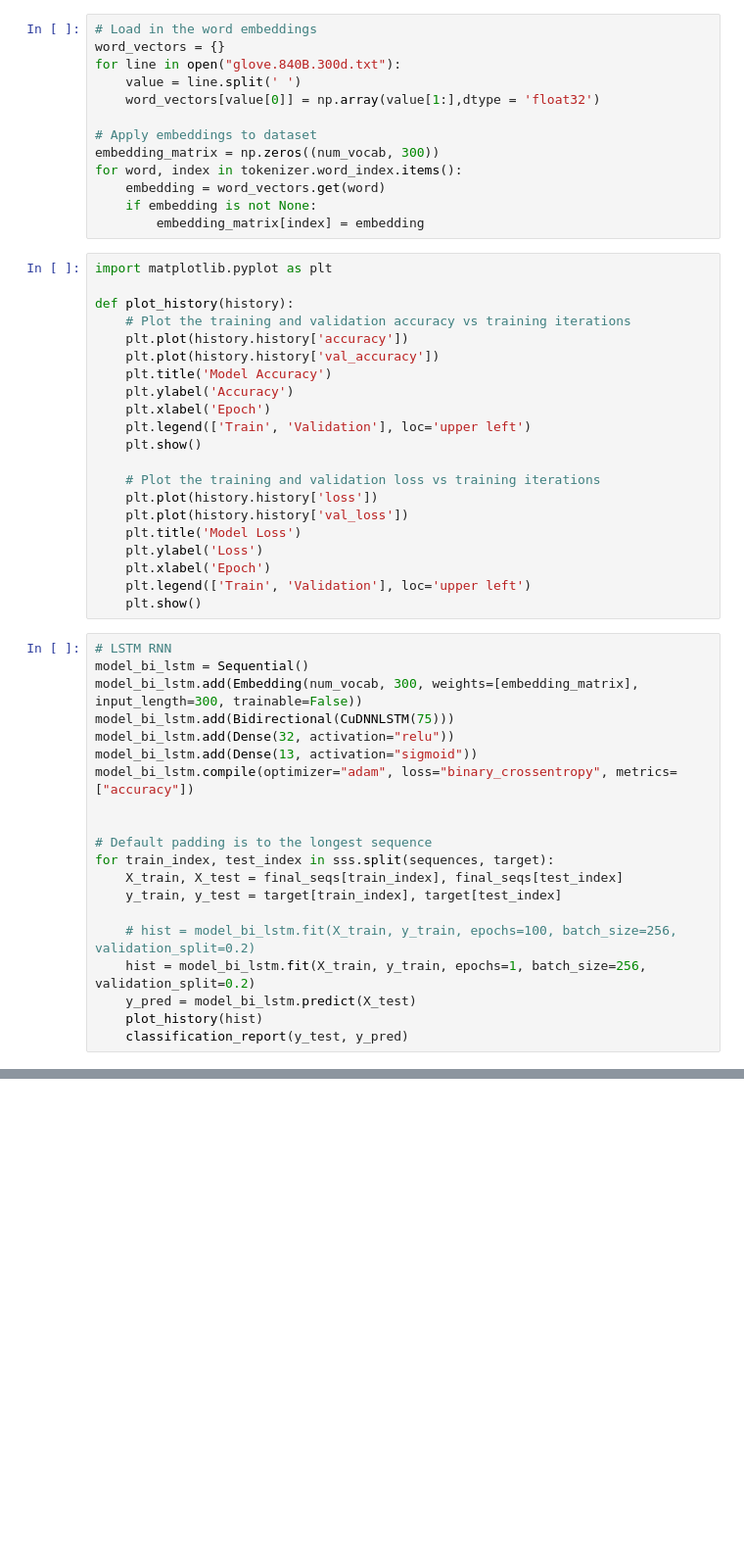
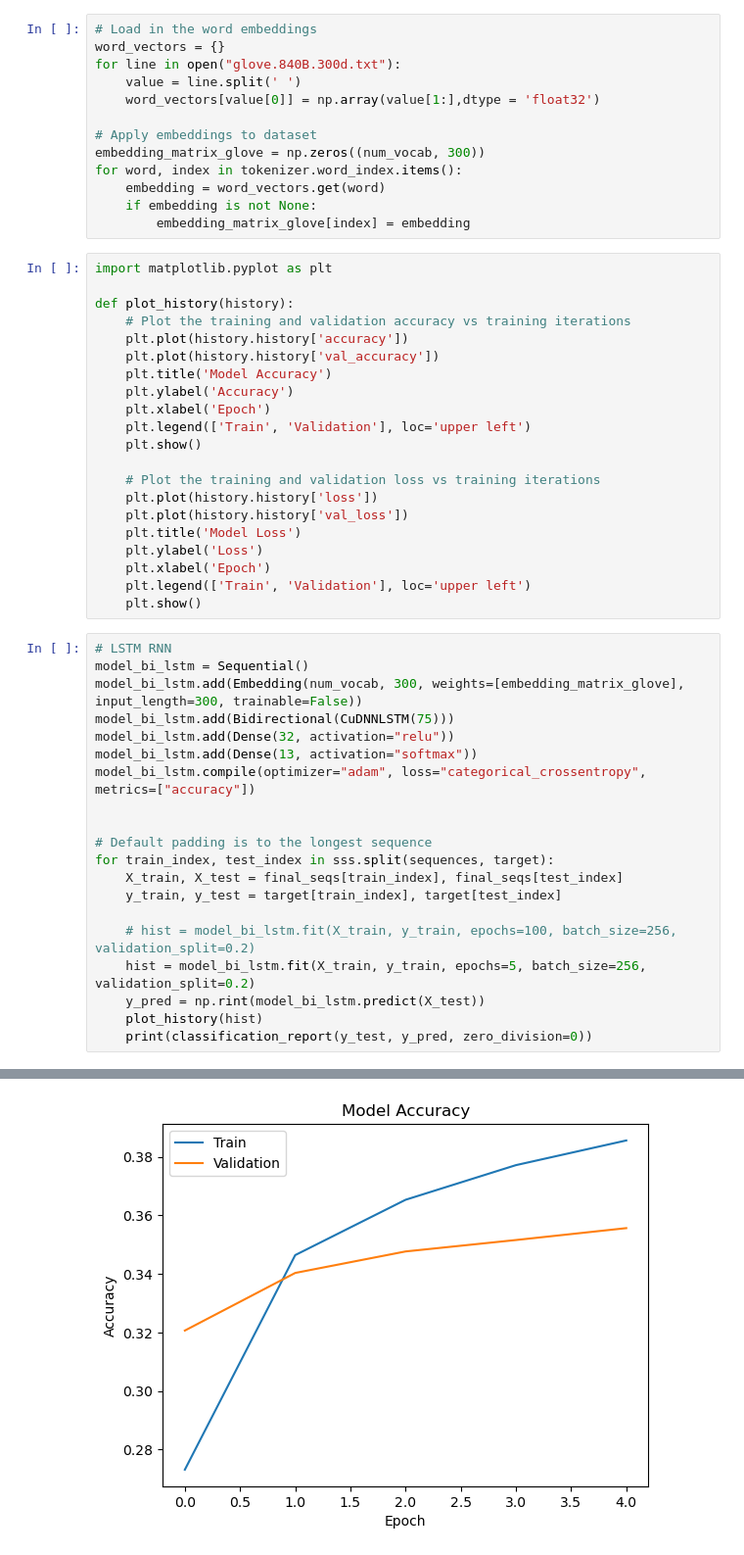
Before and after one commit to S-Bryce/ML-Lab-7, a Jupyter notebook: main.ipynb, the cells around one changed output, grey strips where cells are left out. Shown: that part at 98% size. Saved outputs shown, nothing was run; the diff lists cells and outputs as text; blank space fills up the shorter version.

Commit message:
Add GRU, improve multi-class accuracy, add results graphics

```diff
--- a/main.ipynb
+++ b/main.ipynb
@@ -120,11 +121,11 @@ for line in open("glove.840B.300d.txt"):
     word_vectors[value[0]] = np.array(value[1:],dtype = 'float32')
 
 # Apply embeddings to dataset
-embedding_matrix = np.zeros((num_vocab, 300))
+embedding_matrix_glove = np.zeros((num_vocab, 300))
 for word, index in tokenizer.word_index.items():
     embedding = word_vectors.get(word)
     if embedding is not None:
-        embedding_matrix[index] = embedding
+        embedding_matrix_glove[index] = embedding
 # %%
 import matplotlib.pyplot as plt
 
@@ -149,11 +150,11 @@ def plot_history(history):
 # %%
 # LSTM RNN
 model_bi_lstm = Sequential()
-model_bi_lstm.add(Embedding(num_vocab, 300, weights=[embedding_matrix], input_length=300, trainable=False))
+model_bi_lstm.add(Embedding(num_vocab, 300, weights=[embedding_matrix_glove], input_length=300, trainable=False))
 model_bi_lstm.add(Bidirectional(CuDNNLSTM(75)))
 model_bi_lstm.add(Dense(32, activation="relu"))
-model_bi_lstm.add(Dense(13, activation="sigmoid"))
-model_bi_lstm.compile(optimizer="adam", loss="binary_crossentropy", metrics=["accuracy"])
+model_bi_lstm.add(Dense(13, activation="softmax"))
+model_bi_lstm.compile(optimizer="adam", loss="categorical_crossentropy", metrics=["accuracy"])
 
 
 # Default padding is to the longest sequence
@@ -162,8 +163,8 @@ for train_index, test_index in sss.split(sequences, target):
     y_train, y_test = target[train_index], target[test_index]
 
     # hist = model_bi_lstm.fit(X_train, y_train, epochs=100, batch_size=256, validation_split=0.2)
-    hist = model_bi_lstm.fit(X_train, y_train, epochs=1, batch_size=256, validation_split=0.2)
-    y_pred = model_bi_lstm.predict(X_test)
+    hist = model_bi_lstm.fit(X_train, y_train, epochs=5, batch_size=256, validation_split=0.2)
+    y_pred = np.rint(model_bi_lstm.predict(X_test))
     plot_history(hist)
-    classification_report(y_test, y_pred)
+    print(classification_report(y_test, y_pred, zero_division=0))
 # %% [output]
@@ -173,0 +182 @@ Registered kernels:
+[figure, added]
```
Also changed, not shown: parts of 6 cells of this notebook.
